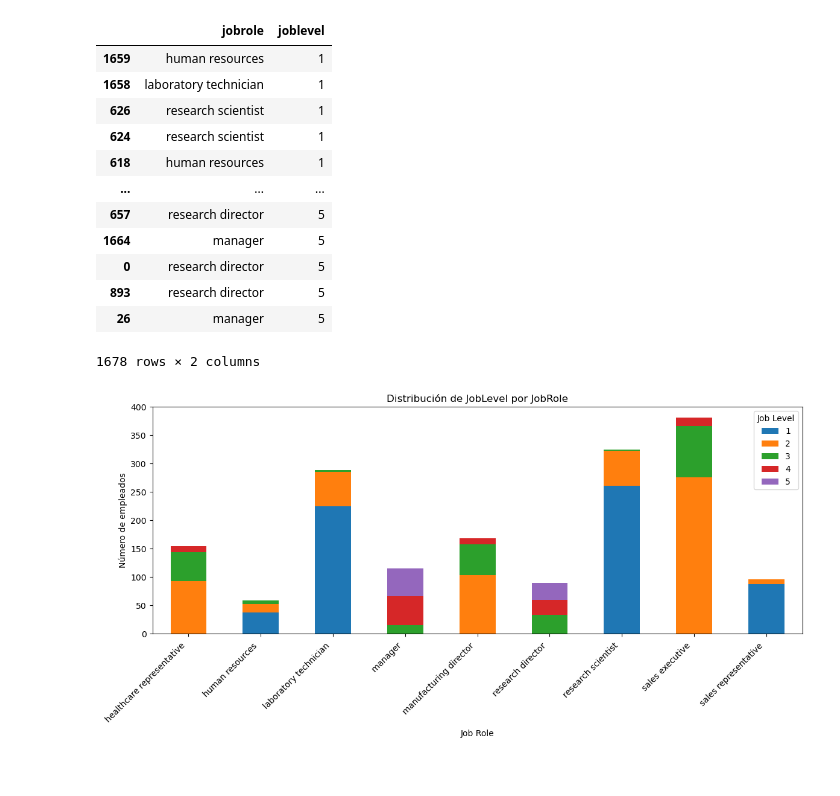
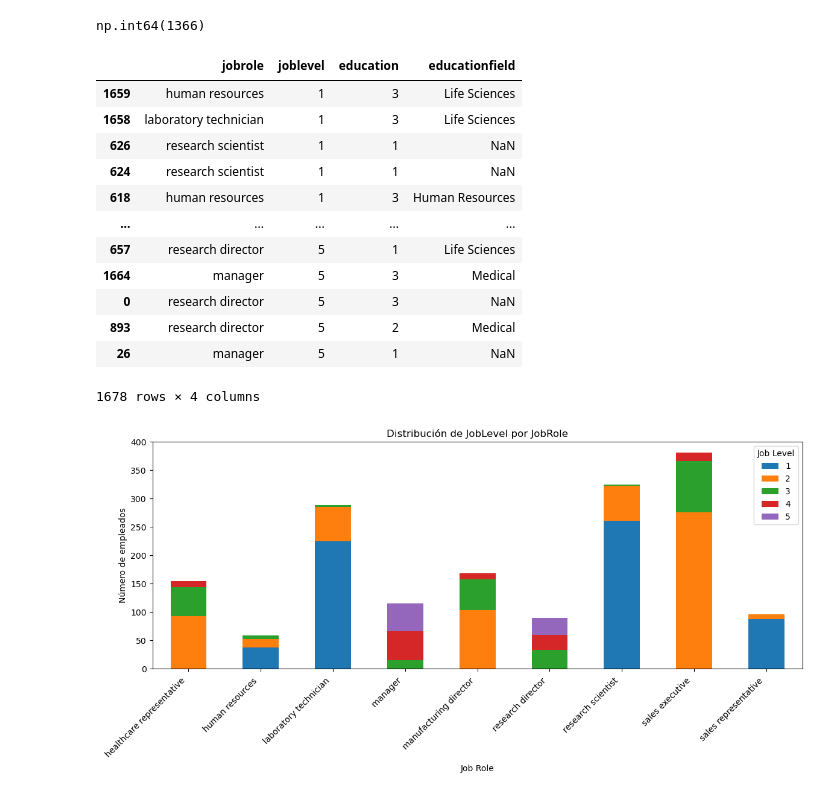
Before and after one commit to omniaunusest/VIZ-analytics-4-employee-data-talent-insights, a Jupyter notebook: Comprobaciones/Mayka.ipynb, the cells around one changed output. Saved outputs shown, nothing was run; the diff lists cells and outputs as text; code cells hidden in the pictures.

```diff
--- a/Comprobaciones/Mayka.ipynb
+++ b/Comprobaciones/Mayka.ipynb
@@ -35,19 +60,23 @@ df[["department", "jobrole", "roledepartament", "joblevel"]].sample(15)
+# %%
+df["department"].isna().sum()
+# %% [output]
+np.int64(1366)
 # %%
-df.sort_values(by="joblevel")[["jobrole", "joblevel"]]
+df.sort_values(by="joblevel")[["jobrole", "joblevel", "education", "educationfield"]]
 # %% [output]
-|  | jobrole | joblevel |
-| 1659 | human resources | 1 |
-| 1658 | laboratory technician | 1 |
-| 626 | research scientist | 1 |
-| 624 | research scientist | 1 |
-| 618 | human resources | 1 |
-| ... | ... | ... |
-| 657 | research director | 5 |
-| 1664 | manager | 5 |
-| 0 | research director | 5 |
-| 893 | research director | 5 |
-| 26 | manager | 5 |
+|  | jobrole | joblevel | education | educationfield |
+| 1659 | human resources | 1 | 3 | Life Sciences |
+| 1658 | laboratory technician | 1 | 3 | Life Sciences |
+| 626 | research scientist | 1 | 1 | NaN |
+| 624 | research scientist | 1 | 1 | NaN |
+| 618 | human resources | 1 | 3 | Human Resources |
+| ... | ... | ... | ... | ... |
+| 657 | research director | 5 | 1 | Life Sciences |
+| 1664 | manager | 5 | 3 | Medical |
+| 0 | research director | 5 | 3 | NaN |
+| 893 | research director | 5 | 2 | Medical |
+| 26 | manager | 5 | 1 | NaN |
-1678 rows × 2 columns
+1678 rows × 4 columns
 # %%
 # quiero visualizar  si el hecho de pertenecer a un joblevel concreto tiene correlación con el jobrole, pero como se puede observar no es así.
 # Joblevel 1: solo existen en los puestos (human resources, laboratory technician, research scientist, sales representative) pero no en healthcare representative, manager, manufacturing director, research director, sales executive
```
Also changed, not shown: parts of 8 cells of this notebook, 2 other files.
